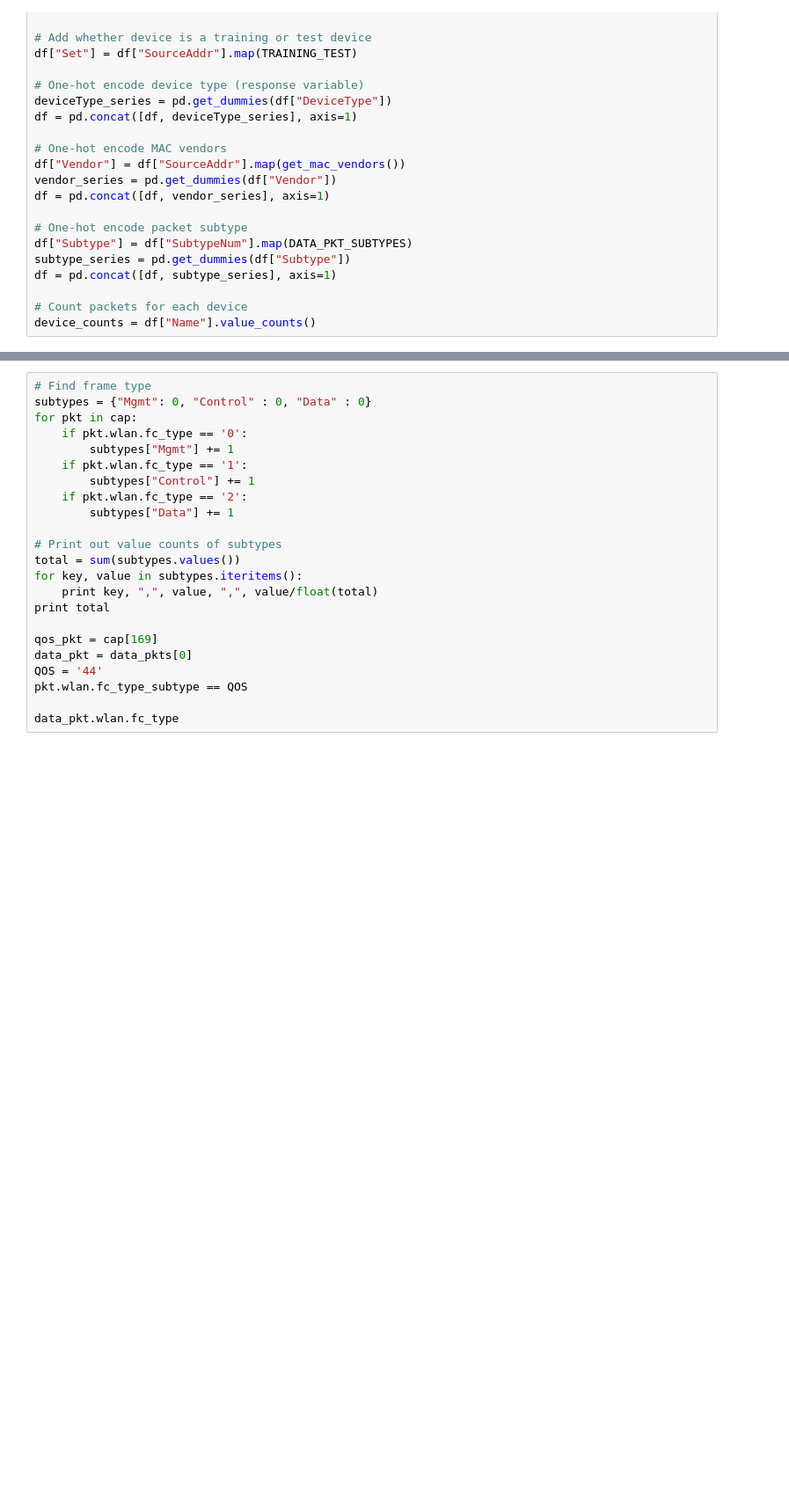
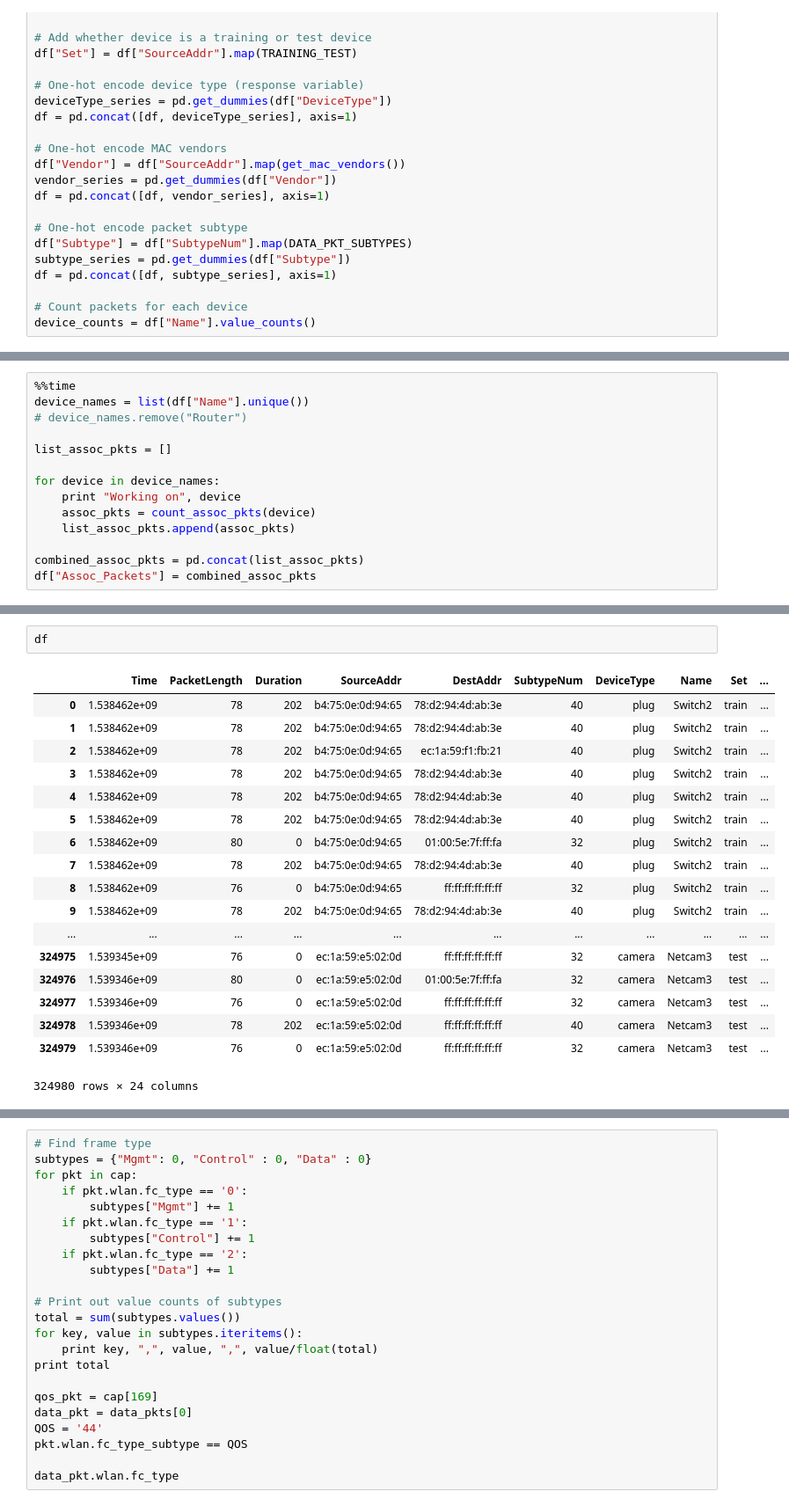
Before and after one commit to 7high/thesis, a Jupyter notebook: packet_explorer.ipynb, the cells around one changed output, grey strips where cells are left out. Shown at 88% size. Cells and saved outputs as stored; diff of their text form; blank space fills up the shorter version.

Commit message:
Implemented associated packets in make_dataframe. Ran classifiers using all features

```diff
--- a/packet_explorer.ipynb
+++ b/packet_explorer.ipynb
@@ -153,0 +174,14 @@ device_counts = df["Name"].value_counts()
+# %%
+%%time
+device_names = list(df["Name"].unique())
+# device_names.remove("Router")
+
+list_assoc_pkts = []
+
+for device in device_names:
+    print "Working on", device
+    assoc_pkts = count_assoc_pkts(device)
+    list_assoc_pkts.append(assoc_pkts)
+
+combined_assoc_pkts = pd.concat(list_assoc_pkts)
+df["Assoc_Packets"] = combined_assoc_pkts
@@ -153,0 +206,21 @@ device_counts = df["Name"].value_counts()
+# %%
+df
+# %% [output]
+|  | Time | PacketLength | Duration | SourceAddr | DestAddr | SubtypeNum | DeviceType | Name | Set | ... |
+| 0 | 1.538462e+09 | 78 | 202 | b4:75:0e:0d:94:65 | 78:d2:94:4d:ab:3e | 40 | plug | Switch2 | train | ... |
+| 1 | 1.538462e+09 | 78 | 202 | b4:75:0e:0d:94:65 | 78:d2:94:4d:ab:3e | 40 | plug | Switch2 | train | ... |
+| 2 | 1.538462e+09 | 78 | 202 | b4:75:0e:0d:94:65 | ec:1a:59:f1:fb:21 | 40 | plug | Switch2 | train | ... |
+| 3 | 1.538462e+09 | 78 | 202 | b4:75:0e:0d:94:65 | 78:d2:94:4d:ab:3e | 40 | plug | Switch2 | train | ... |
+| 4 | 1.538462e+09 | 78 | 202 | b4:75:0e:0d:94:65 | 78:d2:94:4d:ab:3e | 40 | plug | Switch2 | train | ... |
+| 5 | 1.538462e+09 | 78 | 202 | b4:75:0e:0d:94:65 | 78:d2:94:4d:ab:3e | 40 | plug | Switch2 | train | ... |
+| 6 | 1.538462e+09 | 80 | 0 | b4:75:0e:0d:94:65 | 01:00:5e:7f:ff:fa | 32 | plug | Switch2 | train | ... |
+| 7 | 1.538462e+09 | 78 | 202 | b4:75:0e:0d:94:65 | 78:d2:94:4d:ab:3e | 40 | plug | Switch2 | train | ... |
+| 8 | 1.538462e+09 | 76 | 0 | b4:75:0e:0d:94:65 | ff:ff:ff:ff:ff:ff | 32 | plug | Switch2 | train | ... |
+| 9 | 1.538462e+09 | 78 | 202 | b4:75:0e:0d:94:65 | 78:d2:94:4d:ab:3e | 40 | plug | Switch2 | train | ... |
+| ... | ... | ... | ... | ... | ... | ... | ... | ... | ... | ... |
+| 324975 | 1.539345e+09 | 76 | 0 | ec:1a:59:e5:02:0d | ff:ff:ff:ff:ff:ff | 32 | camera | Netcam3 | test | ... |
+| 324976 | 1.539346e+09 | 80 | 0 | ec:1a:59:e5:02:0d | 01:00:5e:7f:ff:fa | 32 | camera | Netcam3 | test | ... |
+| 324977 | 1.539346e+09 | 76 | 0 | ec:1a:59:e5:02:0d | ff:ff:ff:ff:ff:ff | 32 | camera | Netcam3 | test | ... |
+| 324978 | 1.539346e+09 | 78 | 202 | ec:1a:59:e5:02:0d | ff:ff:ff:ff:ff:ff | 40 | camera | Netcam3 | test | ... |
+| 324979 | 1.539346e+09 | 76 | 0 | ec:1a:59:e5:02:0d | ff:ff:ff:ff:ff:ff | 32 | camera | Netcam3 | test | ... |
+324980 rows × 24 columns
```
Also changed, not shown: parts of 7 cells of this notebook, 1 other file.
